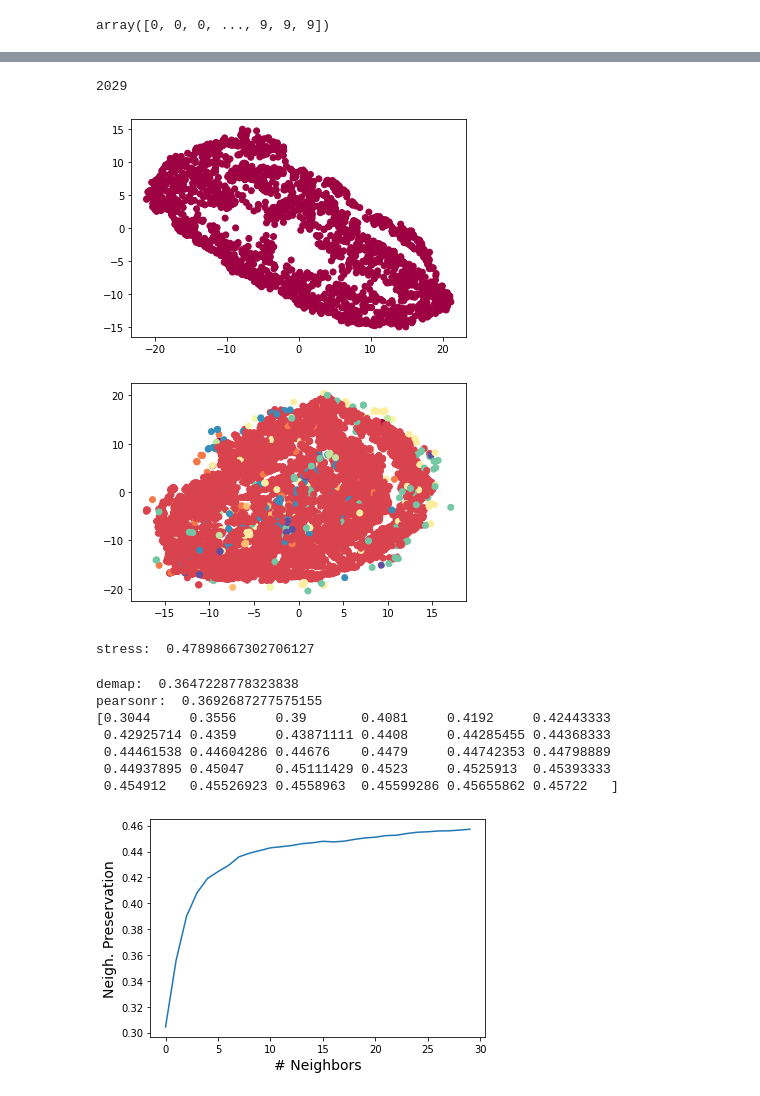
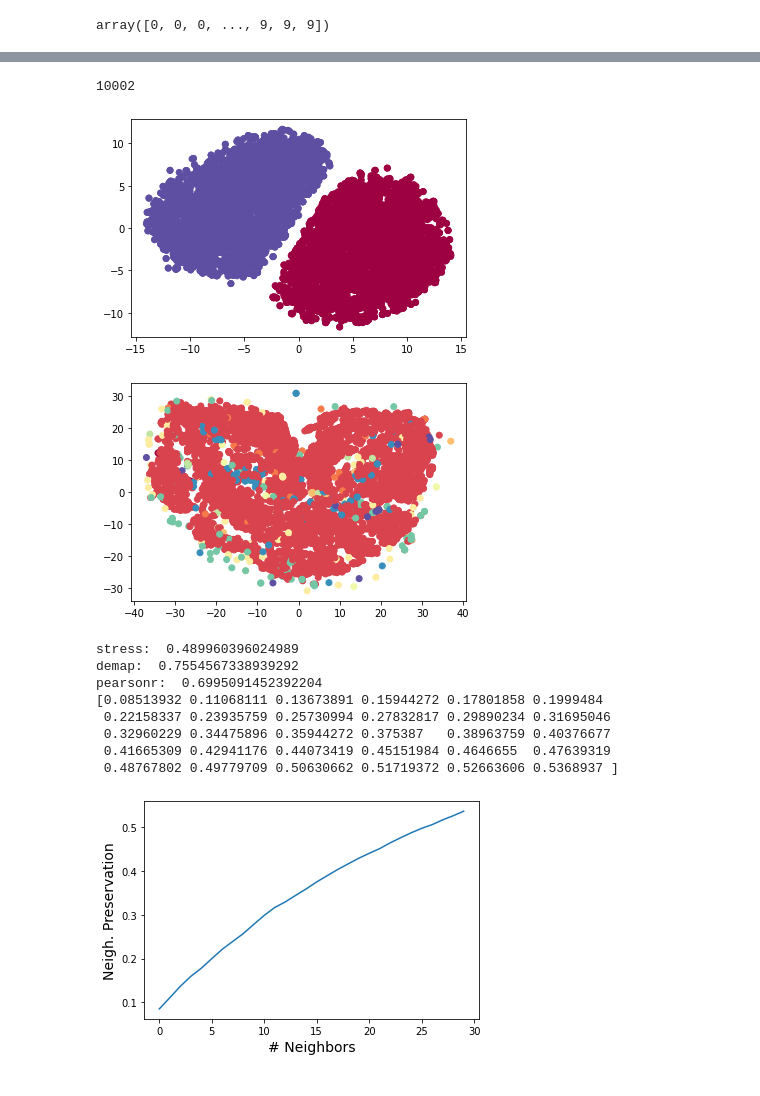
Before and after one commit to wilsonjr/humap, a Jupyter notebook: test-hsne.ipynb, the cells around one changed output, grey strips where cells are left out. Cells and saved outputs as stored; diff of their text form; code cells hidden in the pictures.

```diff
--- a/test-hsne.ipynb
+++ b/test-hsne.ipynb
@@ -16,23 +16,23 @@ from sklearn.preprocessing import normalize
 from sklearn.decomposition import PCA
 
 
-# fashionTrain = pd.read_csv('data/fashion-train.csv')
+fashionTrain = pd.read_csv('data/fashion-train.csv')
 
-# fashionX = fashionTrain.values[:,2:]
-# fashionY = fashionTrain.values[:, 1].astype(int)
+fashionX = fashionTrain.values[:,2:]
+fashionY = fashionTrain.values[:, 1].astype(int)
 
-# print(fashionX.shape, fashionY.shape)
+print(fashionX.shape, fashionY.shape)
 
-# X = fashionX
-# X = normalize(X)
-# lab = fashionY.astype(int)
+X = fashionX
+X = normalize(X)
+lab = fashionY.astype(int)
 
 
 
 
-X = np.load('./data/MNIST_70000.npy')
-lab = np.load('./data/MNIST_70000_label.npy').astype(int)
-X = normalize(X)
+# X = np.load('./data/MNIST_35000.npy')
+# lab = np.load('./data/MNIST_35000_label.npy').astype(int)
+# X = normalize(X)
 
 
 # data = pd.read_csv('data/mnist_max_pooling2d_dense.data', header=None)
@@ -41,8 +41,8 @@ X = normalize(X)
 # lab = data.values[:, -1]
 
 
-# X = np.loadtxt("data/mammals-20000_features.txt")
-# lab = np.loadtxt("data/mammals-20000_classes.txt")
+X = np.loadtxt("data/mammals-20000_features.txt")
+lab = np.loadtxt("data/mammals-20000_classes.txt")
 
 
 
@@ -156,7 +158,7 @@ plt.savefig("figs/"+dataset+"-hsne-level0.png")
 # %%
 indices = []
 for i in range(len(y_analysis_level3)):
-    if y_analysis_level3[i] in [1]:
+    if y_analysis_level3[i] in [0, 1]:
         indices.append(i)
 
 
@@ -192,13 +194,13 @@ for i in tqdm(range(500)):
 y_analysis_cluster = lab[analysis_cluster.landmark_orig_indexes]
 len(y_analysis_cluster)
 # %% [output]
-2029
+10002
 # %%
 plt.scatter(analysis_cluster.embedding[:, 0], analysis_cluster.embedding[:, 1],
             c = y_analysis_cluster, cmap='Spectral')
 plt.savefig("figs/"+dataset+"-hsne-expand2.png")
 # %% [output]
-[figure, old version]
+[figure, new version]
 # %%
 # indices = []
 # for i in range(len(y_analysis_level1)):
@@ -217,7 +219,7 @@ plt.scatter(analysis_cluster0.embedding[:, 0], analysis_cluster0.embedding[:, 1]
             c = y_analysis_cluster0, cmap='Spectral')
 plt.savefig("figs/"+dataset+"-hsne-expand3.png")
 # %% [output]
-[figure, old version]
+[figure, new version]
 # %%
 import demap
 import random
@@ -331,39 +333,39 @@ def neighborhood_preservation(X, X_emb, Khigh=30):
 # %%
 fourth_level = X[analysis_level3.landmark_orig_indexes,:]
 fourth_embedding = analysis_level3.embedding
 
 indices_4 = random.sample(range(0, len(fourth_embedding)), min(3000, len(fourth_embedding)))
 
 fourth_embedding = fourth_embedding[indices_4]
 fourth_level = fourth_level[indices_4]
 
 
 
 noise = np.random.normal(0, .1, fourth_level.shape)
 print("stress: ", stress(fourth_level, fourth_embedding))
 print("demap: ", demap.DEMaP(fourth_level, fourth_embedding))
 print("pearsonr: ", correlation(fourth_level, fourth_embedding))
 
 
 ks = 30
 
-npres = neighborhood_preservation(cluster_level, cluster_embedding, Khigh=ks)
+npres = neighborhood_preservation(fourth_level, fourth_embedding, Khigh=ks)
 print(npres)
 plt.plot(np.arange(ks), npres)
 plt.xlabel("# Neighbors", fontsize=14)
 plt.ylabel("Neigh. Preservation", fontsize=14)
 plt.savefig("figs/"+dataset+"-hsne-level3-np.png")
 plt.show()
 # %% [output]
-stress:  0.47898667302706127
+stress:  0.489960396024989
+demap:  0.7554567338939292
+pearsonr:  0.6995091452392204
+[0.08513932 0.11068111 0.13673891 0.15944272 0.17801858 0.1999484
+ 0.22158337 0.23935759 0.25730994 0.27832817 0.29890234 0.31695046
+ 0.32960229 0.34475896 0.35944272 0.375387   0.38963759 0.40376677
+ 0.41665309 0.42941176 0.44073419 0.45151984 0.4646655  0.47639319
+ 0.48767802 0.49779709 0.50630662 0.51719372 0.52663606 0.5368937 ]
-demap:  0.3647228778323838
-pearsonr:  0.3692687277575155
-[0.3044     0.3556     0.39       0.4081     0.4192     0.42443333
- 0.42925714 0.4359     0.43871111 0.4408     0.44285455 0.44368333
- 0.44461538 0.44604286 0.44676    0.4479     0.44742353 0.44798889
- 0.44937895 0.45047    0.45111429 0.4523     0.4525913  0.45393333
- 0.454912   0.45526923 0.4558963  0.45599286 0.45655862 0.45722   ]
-[figure, old version]
+[figure, new version]
 # %%
 
 third_level = X[analysis_level2.landmark_orig_indexes,:]
```
Also changed, not shown: parts of 19 cells of this notebook, 12 other files.
